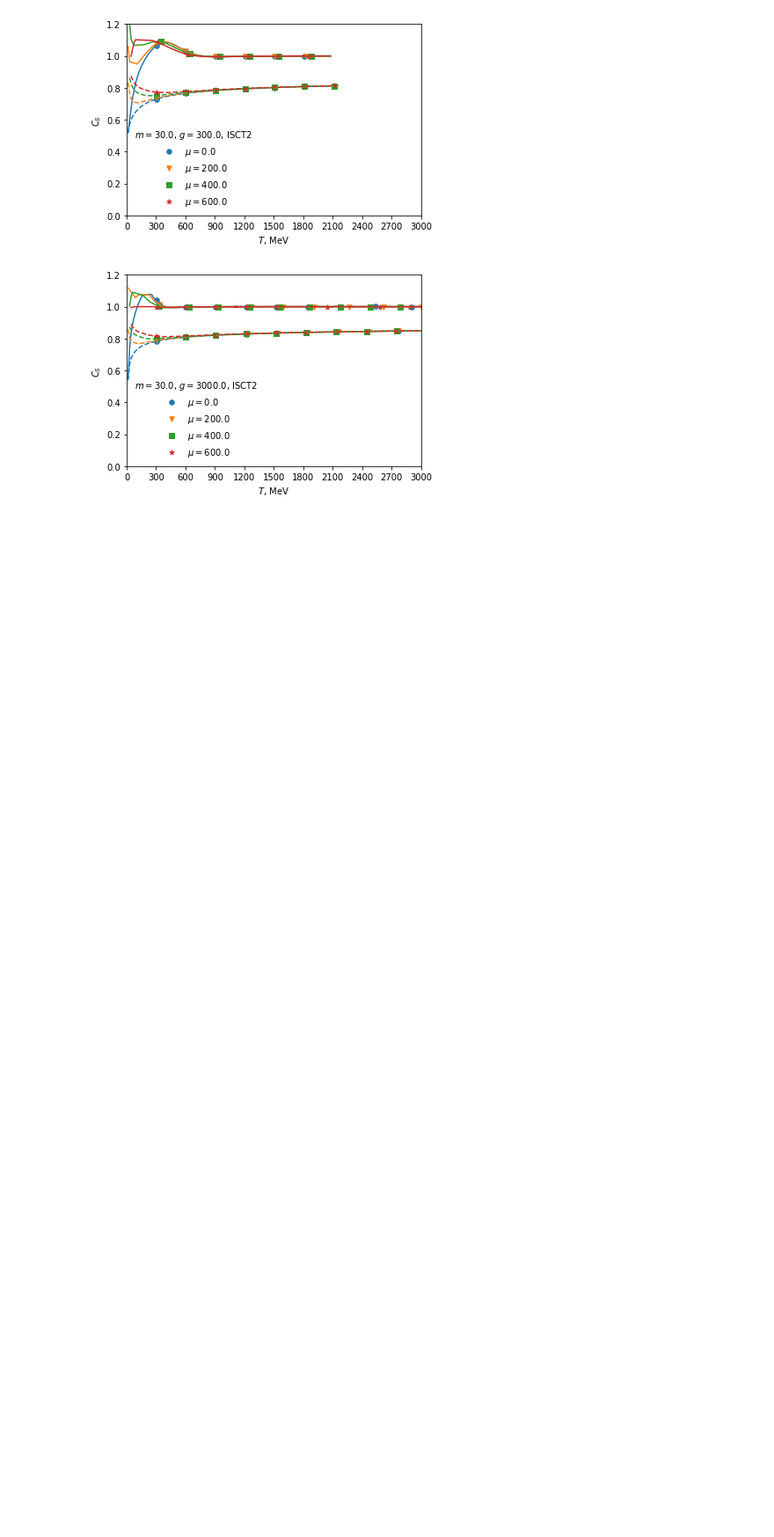
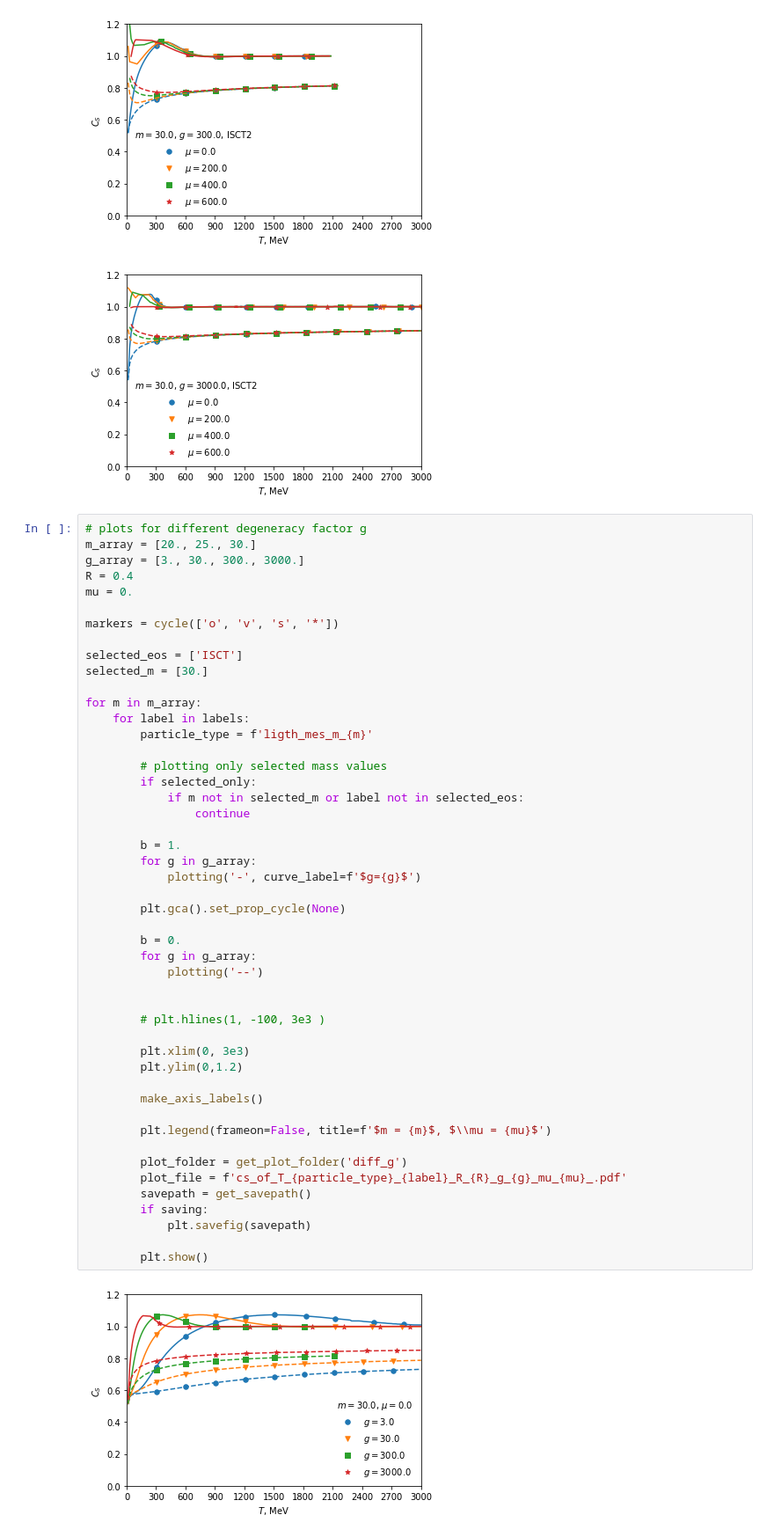
Before and after one commit to NazyS/relativistic-ISCT-EoS, a Jupyter notebook: visualization/notebook.ipynb, the cells around one changed output. Shown at 88% size. Cells and saved outputs as stored; diff of their text form; blank space fills up the shorter version.

Commit message:
plotting light mes for diff g only

```diff
--- a/visualization/notebook.ipynb
+++ b/visualization/notebook.ipynb
@@ -454,3 +453,53 @@ for m in m_array:
 [figure]
 [figure]
 [figure]
+# %%
+# plots for different degeneracy factor g
+m_array = [20., 25., 30.]
+g_array = [3., 30., 300., 3000.]
+R = 0.4
+mu = 0.
+
+markers = cycle(['o', 'v', 's', '*'])
+
+selected_eos = ['ISCT']
+selected_m = [30.]
+
+for m in m_array:
+    for label in labels:
+        particle_type = f'ligth_mes_m_{m}'
+
+        # plotting only selected mass values
+        if selected_only:
+            if m not in selected_m or label not in selected_eos:
+                continue
+
+        b = 1.
+        for g in g_array:
+            plotting('-', curve_label=f'$g={g}$')
+
+        plt.gca().set_prop_cycle(None)
+
+        b = 0.
+        for g in g_array:
+            plotting('--')
+
+
+        # plt.hlines(1, -100, 3e3 )
+
+        plt.xlim(0, 3e3)
+        plt.ylim(0,1.2)
+
+        make_axis_labels()
+
+        plt.legend(frameon=False, title=f'$m = {m}$, $\\mu = {mu}$')
+
+        plot_folder = get_plot_folder('diff_g')
+        plot_file = f'cs_of_T_{particle_type}_{label}_R_{R}_g_{g}_mu_{mu}_.pdf'
+        savepath = get_savepath()
+        if saving:
+            plt.savefig(savepath)
+
+        plt.show()
+# %% [output]
+[figure, added]
```
Also changed, not shown: parts of 1 cell of this notebook.
